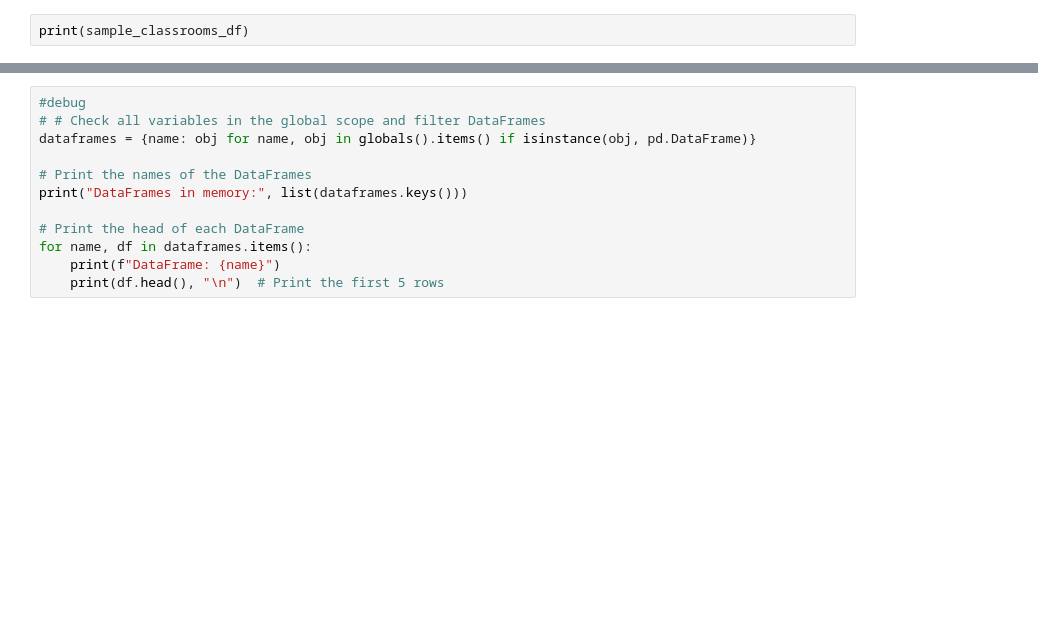
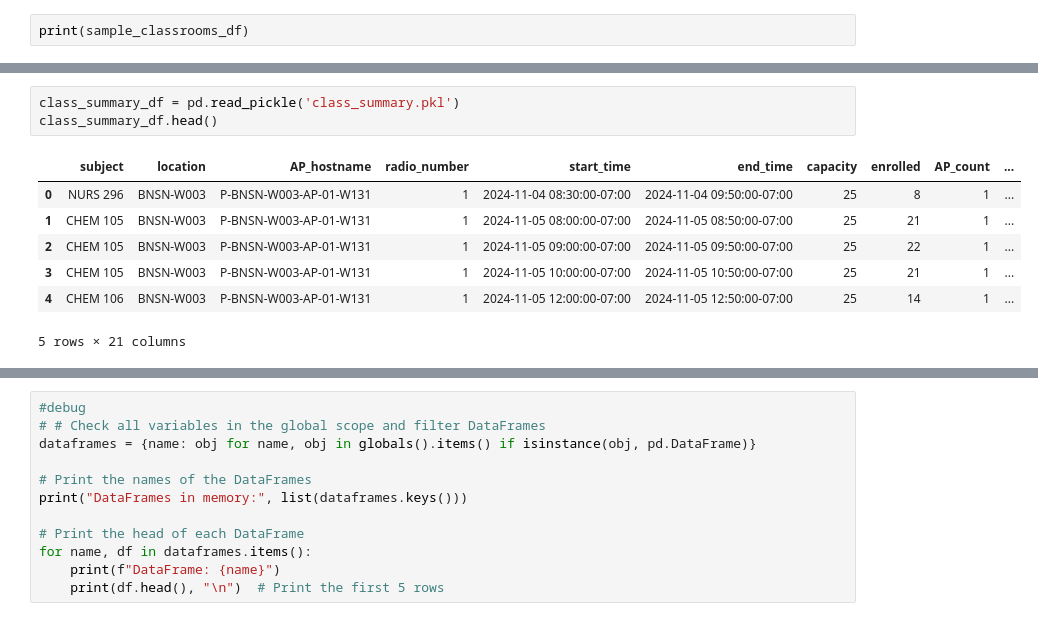
Before and after one commit to Yanzzee/WiFi-Beacon-analysis, a Jupyter notebook: explore_data.ipynb, the cells around one changed output, grey strips where cells are left out. Saved outputs shown, nothing was run; the diff lists cells and outputs as text; blank space fills up the shorter version.

```diff
--- a/explore_data.ipynb
+++ b/explore_data.ipynb
@@ -477,0 +576,11 @@ for index, class_row in sample_classes_df.iterrows():
+# %%
+class_summary_df = pd.read_pickle('class_summary.pkl')
+class_summary_df.head()
+# %% [output]
+|  | subject | location | AP_hostname | radio_number | start_time | end_time | capacity | enrolled | AP_count | ... |
+| 0 | NURS 296 | BNSN-W003 | P-BNSN-W003-AP-01-W131 | 1 | 2024-11-04 08:30:00-07:00 | 2024-11-04 09:50:00-07:00 | 25 | 8 | 1 | ... |
+| 1 | CHEM 105 | BNSN-W003 | P-BNSN-W003-AP-01-W131 | 1 | 2024-11-05 08:00:00-07:00 | 2024-11-05 08:50:00-07:00 | 25 | 21 | 1 | ... |
+| 2 | CHEM 105 | BNSN-W003 | P-BNSN-W003-AP-01-W131 | 1 | 2024-11-05 09:00:00-07:00 | 2024-11-05 09:50:00-07:00 | 25 | 22 | 1 | ... |
+| 3 | CHEM 105 | BNSN-W003 | P-BNSN-W003-AP-01-W131 | 1 | 2024-11-05 10:00:00-07:00 | 2024-11-05 10:50:00-07:00 | 25 | 21 | 1 | ... |
+| 4 | CHEM 106 | BNSN-W003 | P-BNSN-W003-AP-01-W131 | 1 | 2024-11-05 12:00:00-07:00 | 2024-11-05 12:50:00-07:00 | 25 | 14 | 1 | ... |
+5 rows × 21 columns
```
Also changed, not shown: parts of 9 cells of this notebook, 2 other files.
